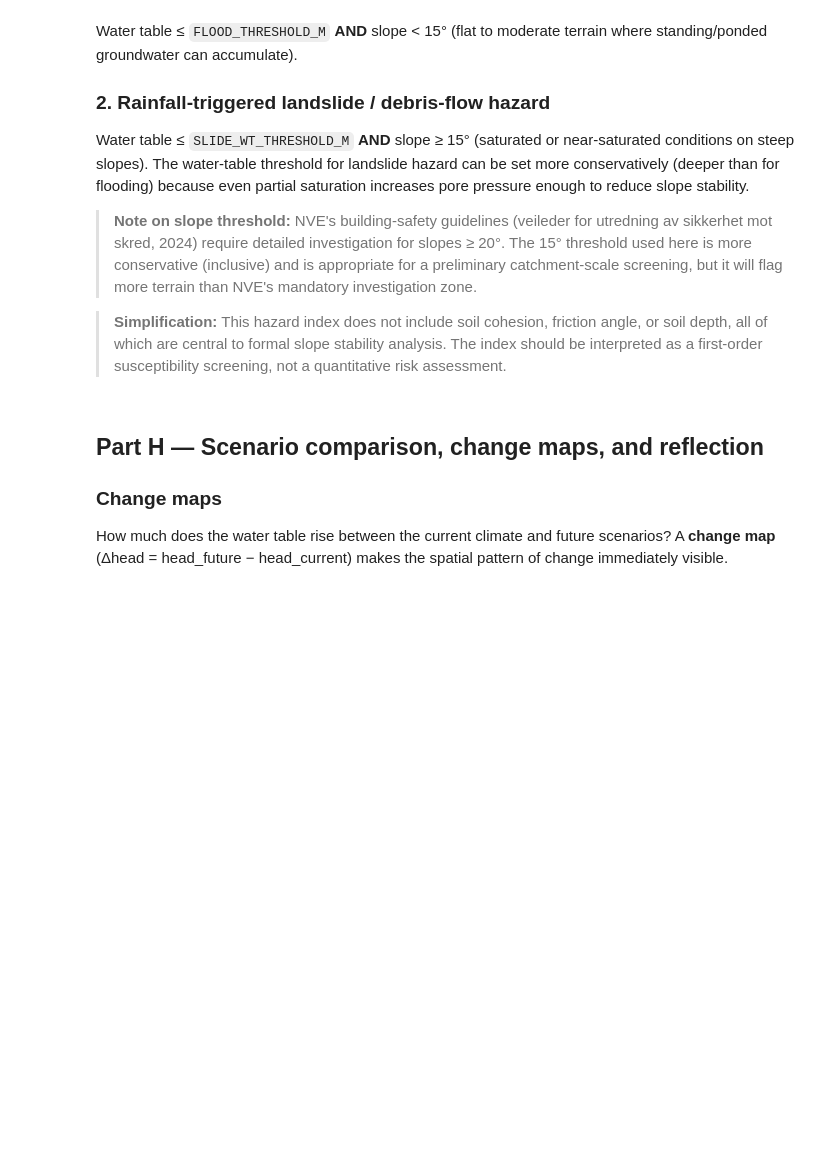
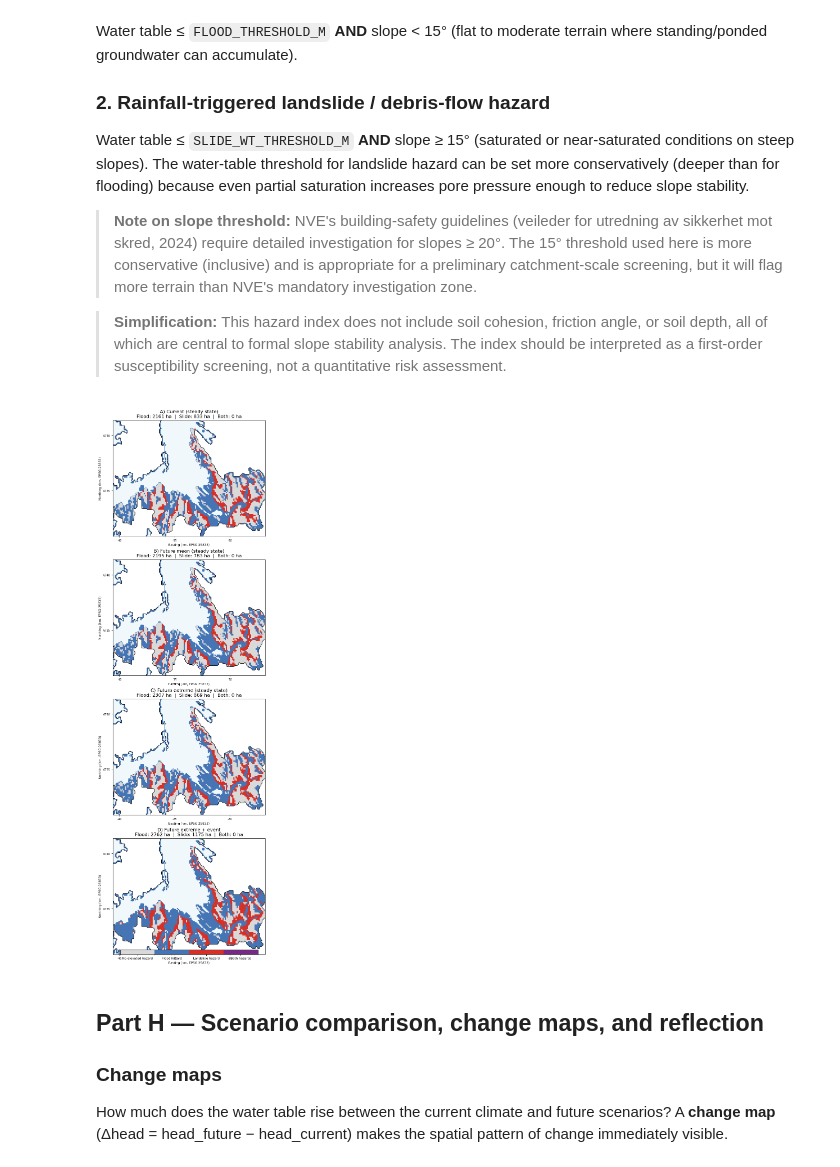
Before and after one commit to ElcoLuijendijk/GEOV212_hydrogeology_exercises, a Jupyter notebook: exercise_5c_climate_hazard.ipynb, the cells around one changed output. Saved outputs shown, nothing was run; the diff lists cells and outputs as text; code cells hidden in the pictures; blank space fills up the shorter version.

```diff
--- a/exercise_5c_climate_hazard.ipynb
+++ b/exercise_5c_climate_hazard.ipynb
@@ -710,10 +852,7 @@ even partial saturation increases pore pressure enough to reduce slope stability
 > The index should be interpreted as a first-order susceptibility screening, not a
 > quantitative risk assessment.
 # %%
-# ── Student input ─────────────────────────────────────────────────────────────
-SLIDE_WT_THRESHOLD_M = 1.0   # WT depth threshold for landslide hazard (m)  <-- edit
-SLIDE_SLOPE_MIN_DEG  = 15.0  # minimum slope for landslide hazard (°)       <-- edit
-FLOOD_SLOPE_MAX_DEG  = 15.0  # maximum slope for flooding hazard (°)        <-- edit
+
 
 # ── Hazard class definitions ──────────────────────────────────────────────────
 # 0 = No elevated hazard
@@ -748,46 +887,47 @@ for label in _SC_LABELS:
 
 # ── 4-panel hazard maps ───────────────────────────────────────────────────────
 ph = gwp._panel_h(nrow, ncol)
-fig, axes = plt.subplots(4, 1, figsize=(7, 4 * ph), squeeze=False)
-fig.subplots_adjust(left=0.08, right=0.92, top=0.97, bottom=0.06,
-                    hspace=0.55)
+fig, axes = plt.subplots(4, 1, figsize=(7, 4 * ph), squeeze=False, layout='constrained')
+#fig.subplots_adjust(left=0.08, right=0.92, top=0.97, bottom=0.06,
+#                    hspace=0.55)
 
 _cmap_haz = mcolors.ListedColormap(_HAZ_COLORS)
 _bnorm_haz = BoundaryNorm([-0.5, 0.5, 1.5, 2.5, 3.5], _cmap_haz.N)
 
 for (pi,), label, letter in zip(_SC_AXES, _SC_LABELS, _PANEL_LETTERS):
     ax  = axes[pi][0]
     haz = hazard_maps[label]
     haz_plot = np.where(haz >= 0, haz.astype(float), np.nan)
 
     im = ax.imshow(haz_plot, cmap=_cmap_haz, norm=_bnorm_haz)
 
     n_tot  = int(np.sum(haz >= 0))
     counts = [int(np.sum(haz == k)) for k in range(4)]
     areas  = [c * cell_size_m**2 / 1e4 for c in counts]
 
     ax.set_title(
         f'{letter}) {label}\n'
         f'Flood: {areas[1]:.0f} ha  |  Slide: {areas[2]:.0f} ha  |  '
-        f'Both: {areas[3]:.0f} ha',
-        fontsize=7.5)
+        f'Both: {areas[3]:.0f} ha')
 
     gwp.add_map_ticks(ax, grid)
     gwp.add_map_overlays(ax, grid)
 
 # Shared colorbar
 _cax_haz = fig.add_axes([0.15, 0.02, 0.70, 0.008])
 _cb_haz  = plt.colorbar(im, cax=_cax_haz, orientation='horizontal',
                          ticks=[0,1,2,3])
 _cb_haz.set_ticklabels(_HAZ_LABELS, fontsize=8)
 
-fig.suptitle(
-    f'Combined hazard index\n'
-    f'Flood: WT ≤ {FLOOD_THRESHOLD_M} m & slope < {FLOOD_SLOPE_MAX_DEG}°  |  '
-    f'Landslide: WT ≤ {SLIDE_WT_THRESHOLD_M} m & slope ≥ {SLIDE_SLOPE_MIN_DEG}°',
-    fontsize=9)
+#fig.suptitle(
+#    f'Combined hazard index\n'
+#    f'Flood: WT ≤ {FLOOD_THRESHOLD_M} m & slope < {FLOOD_SLOPE_MAX_DEG}°  |  '
+#    f'Landslide: WT ≤ {SLIDE_WT_THRESHOLD_M} m & slope ≥ {SLIDE_SLOPE_MIN_DEG}°',
+#    fontsize=9)
 fig.savefig(MODEL_DIR / 'figure_g1_hazard_maps.png', dpi=300, bbox_inches='tight')
 plt.show()
+# %% [output]
+[figure, added]
 # %% [markdown]
 ## Part H — Scenario comparison, change maps, and reflection
 
```
Also changed, not shown: parts of 15 cells of this notebook.
